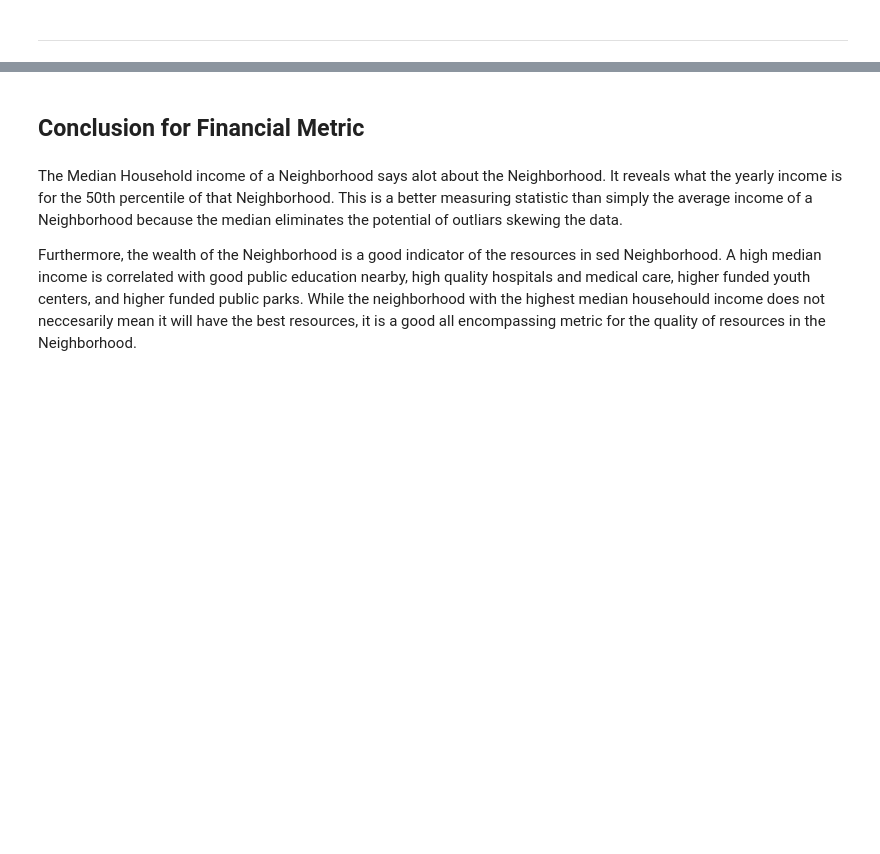
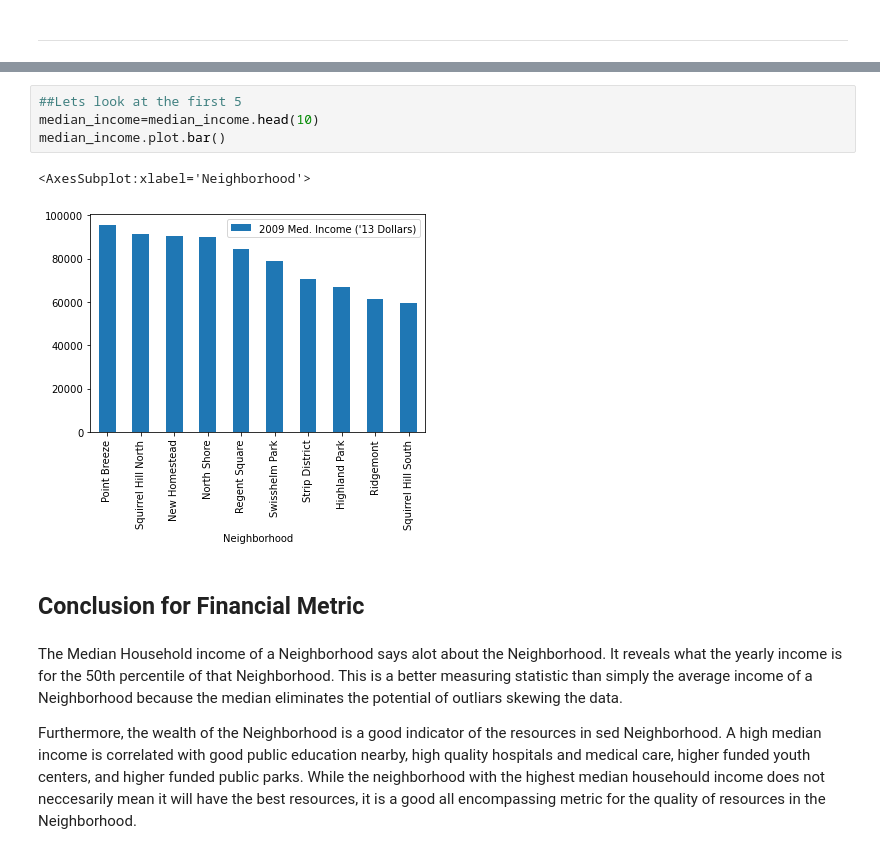
Before and after one commit to cal208/FinalLab, a Jupyter notebook: BenZaromMetric.ipynb, the cells around one changed output, grey strips where cells are left out. Drawn from its saved outputs; the diff is of its cells as text; blank space fills up the shorter version.

```diff
--- a/BenZaromMetric.ipynb
+++ b/BenZaromMetric.ipynb
@@ -44,3 +152,10 @@ median_income.head(5)
+# %%
+##Lets look at the first 5
+median_income=median_income.head(10)
+median_income.plot.bar()
+# %% [output]
+<AxesSubplot:xlabel='Neighborhood'>
+[figure, added]
 # %% [markdown]
 ## Conclusion for Financial Metric
 # %% [markdown]
```
Also changed, not shown: parts of 9 cells of this notebook.
